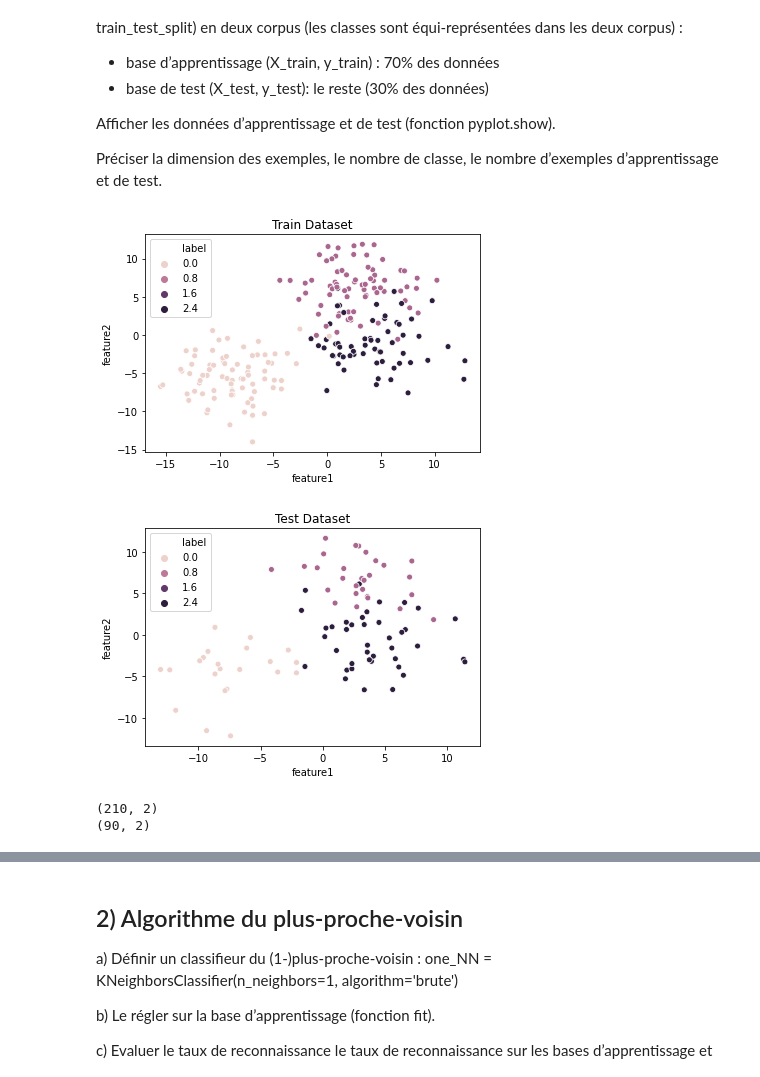
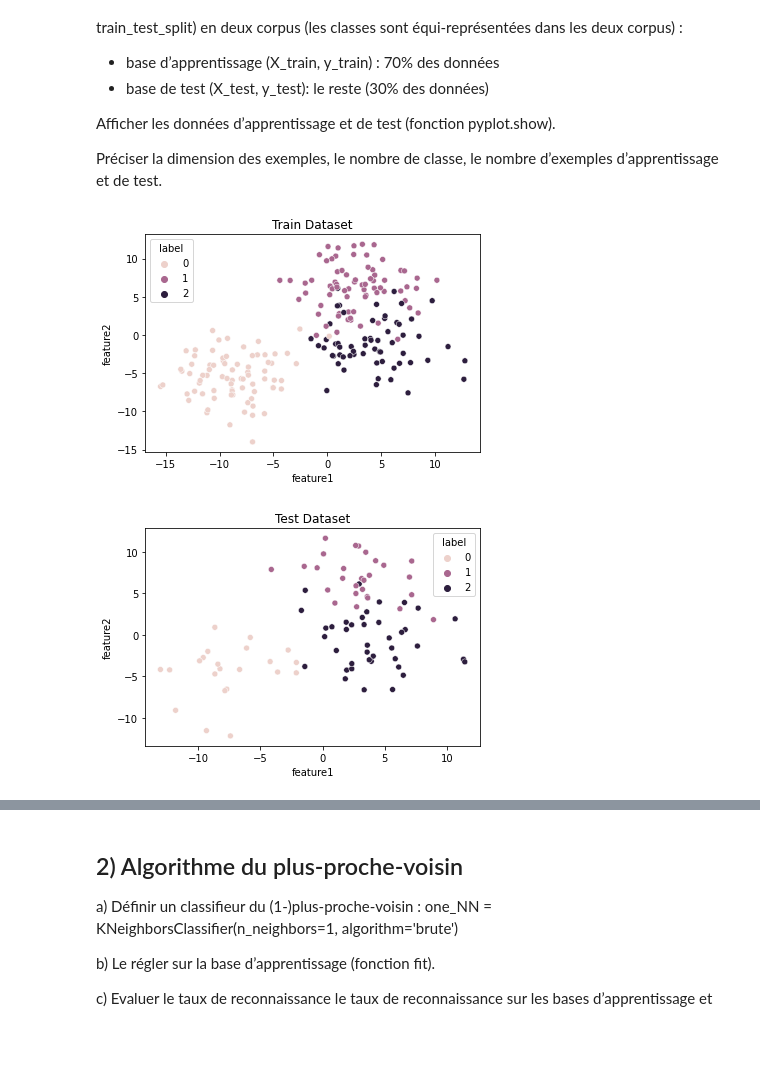
Before and after one commit to Yulypso/Neural-Network, a Jupyter notebook: TP1/knn.ipynb, the cells around one changed output, grey strips where cells are left out. Saved outputs shown, nothing was run; the diff lists cells and outputs as text; code cells hidden in the pictures; blank space fills up the shorter version.

```diff
--- a/TP1/knn.ipynb
+++ b/TP1/knn.ipynb
@@ -20,29 +20,23 @@ from sklearn.neighbors import KNeighborsClassifier
 from sklearn.metrics import confusion_matrix
 data_array = np.loadtxt('./dataset.dat')
 # %%
-X = data_array[:, :2];
-y = data_array[:, 2];
+X = data_array[:, :2]
+y = data_array[:, 2].astype(int)
 df = pd.DataFrame({'feature1': X[:,0], 'feature2': X[:,1], 'label': y[:]})
 # %%
-X_train, X_test, y_train, y_test = train_test_split(df.iloc[:,:2].values, df.iloc[:,2].values, train_size=0.7, random_state=42)
+X_train, X_test, y_train, y_test = train_test_split(df.iloc[:,:2].values, df.iloc[:,2].values, train_size=0.7, test_size=0.3, random_state=42)
 
 #Display X_train
 df_xtrain = pd.DataFrame({'feature1': X_train[:,0], 'feature2': X_train[:,1], 'label': y_train[:]})
 sns.scatterplot('feature1', 'feature2', data=df_xtrain, hue='label', s=35)
 plt.title('Train Dataset')
 plt.show()
 
 #Display X_test
 df_xtest = pd.DataFrame({'feature1': X_test[:,0], 'feature2': X_test[:,1], 'label': y_test[:]})
 sns.scatterplot('feature1', 'feature2', data=df_xtest, hue='label', s=35)
 plt.title('Test Dataset')
 plt.show()
 # %% [output]
-[figure, old version]
+[figure, new version]
-[figure, old version]
+[figure, new version]
-# %%
-print(np.shape(X_train))
-print(np.shape(X_test))
-# %% [output]
-(210, 2)
-(90, 2)
```
Also changed, not shown: parts of 13 cells of this notebook, 1 other file.
